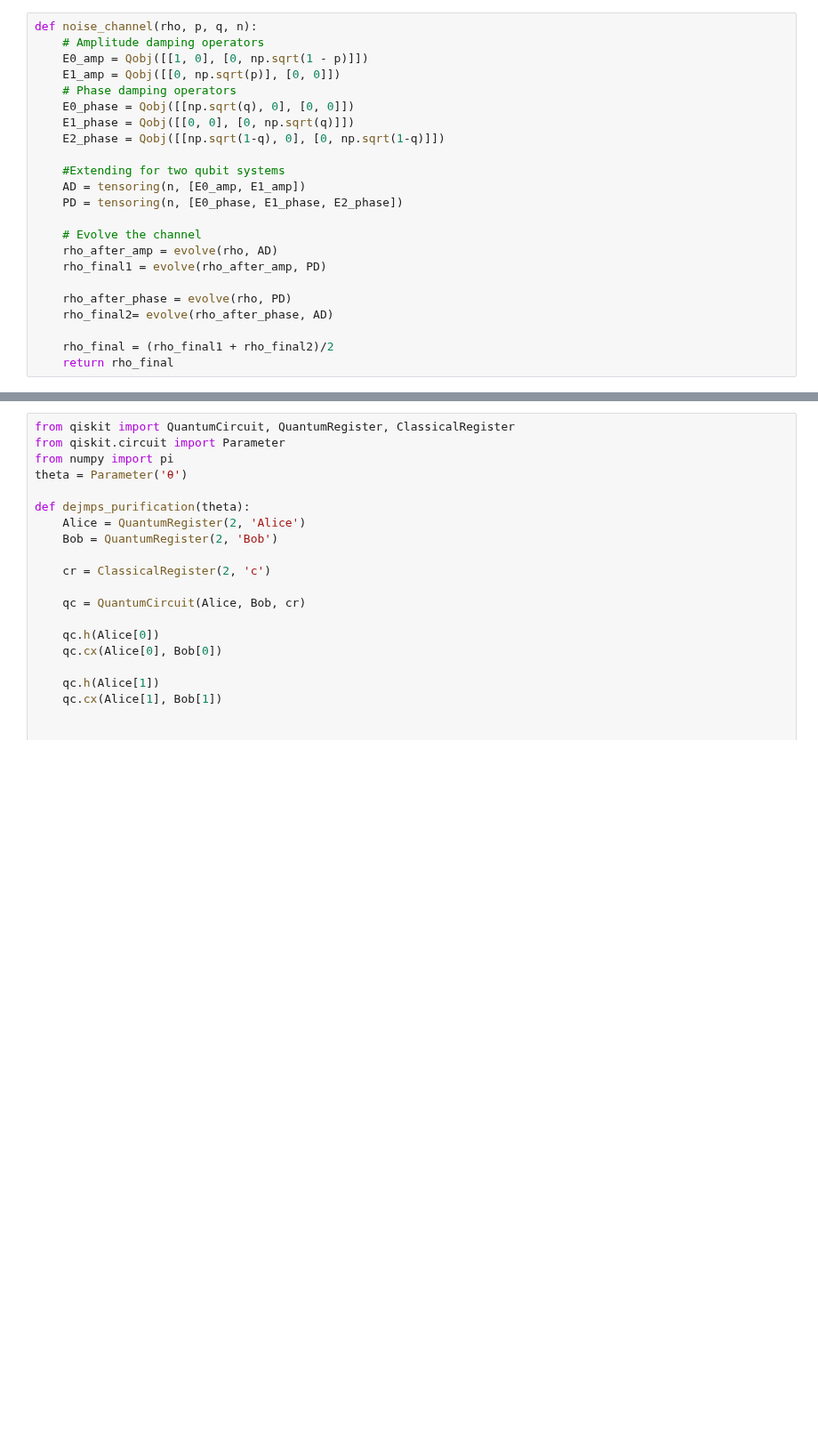
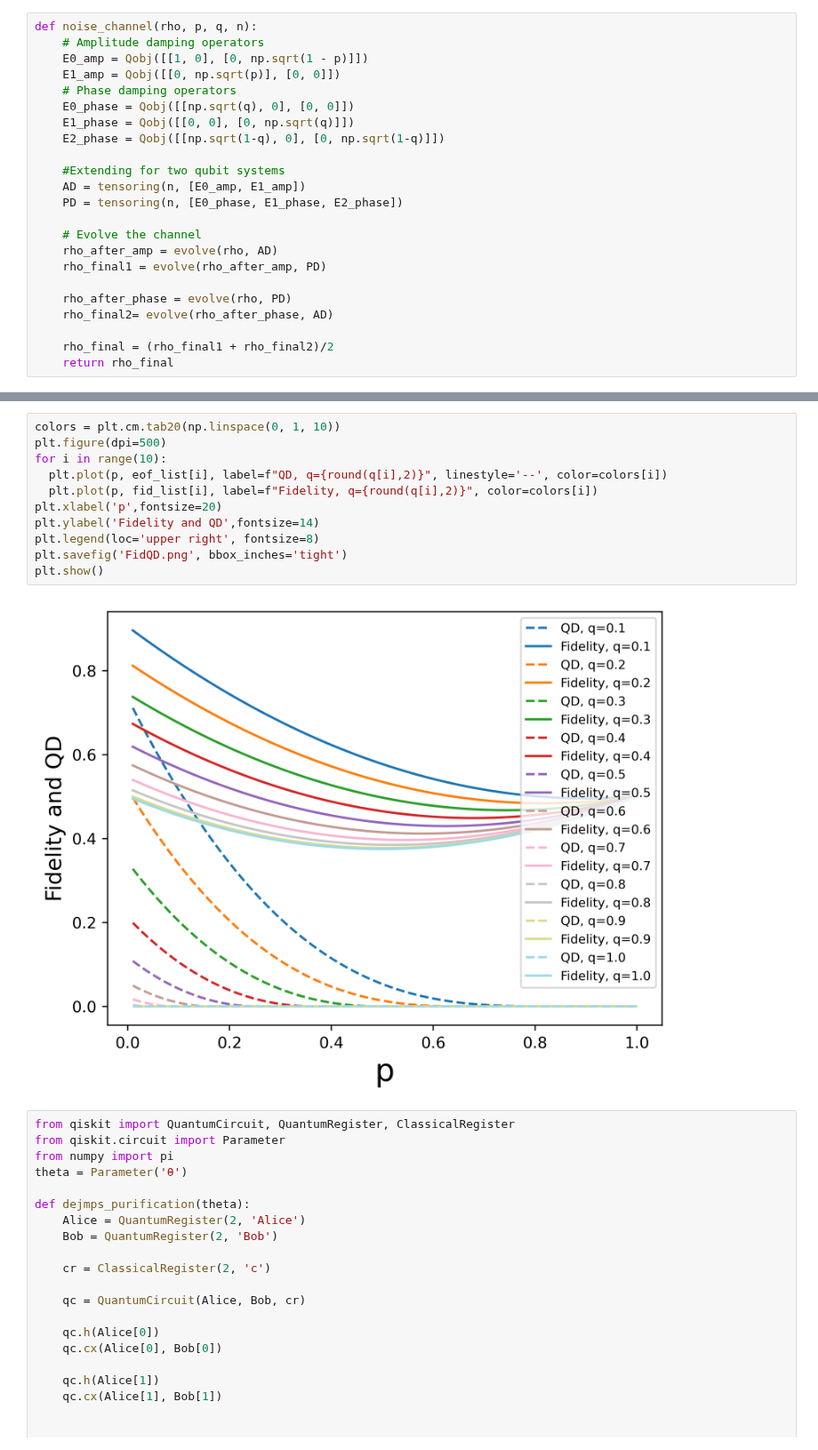
Before and after one commit to syedshubha/QNET25_Shubha, a Jupyter notebook: QD_Error.ipynb, the cells around one changed output, grey strips where cells are left out. Shown at 89% size. Drawn from its saved outputs; the diff is of its cells as text; blank space fills up the shorter version.

```diff
--- a/QD_Error.ipynb
+++ b/QD_Error.ipynb
@@ -181,3 +180,16 @@ plt.show()
+# %%
+colors = plt.cm.tab20(np.linspace(0, 1, 10))
+plt.figure(dpi=500)
+for i in range(10):
+  plt.plot(p, eof_list[i], label=f"QD, q={round(q[i],2)}", linestyle='--', color=colors[i])
+  plt.plot(p, fid_list[i], label=f"Fidelity, q={round(q[i],2)}", color=colors[i])
+plt.xlabel('p',fontsize=20)
+plt.ylabel('Fidelity and QD',fontsize=14)
+plt.legend(loc='upper right', fontsize=8)
+plt.savefig('FidQD.png', bbox_inches='tight')
+plt.show()
+# %% [output]
+[figure, added]
 # %%
 from qiskit import QuantumCircuit, QuantumRegister, ClassicalRegister
 from qiskit.circuit import Parameter
```
Also changed, not shown: parts of 5 cells of this notebook.
